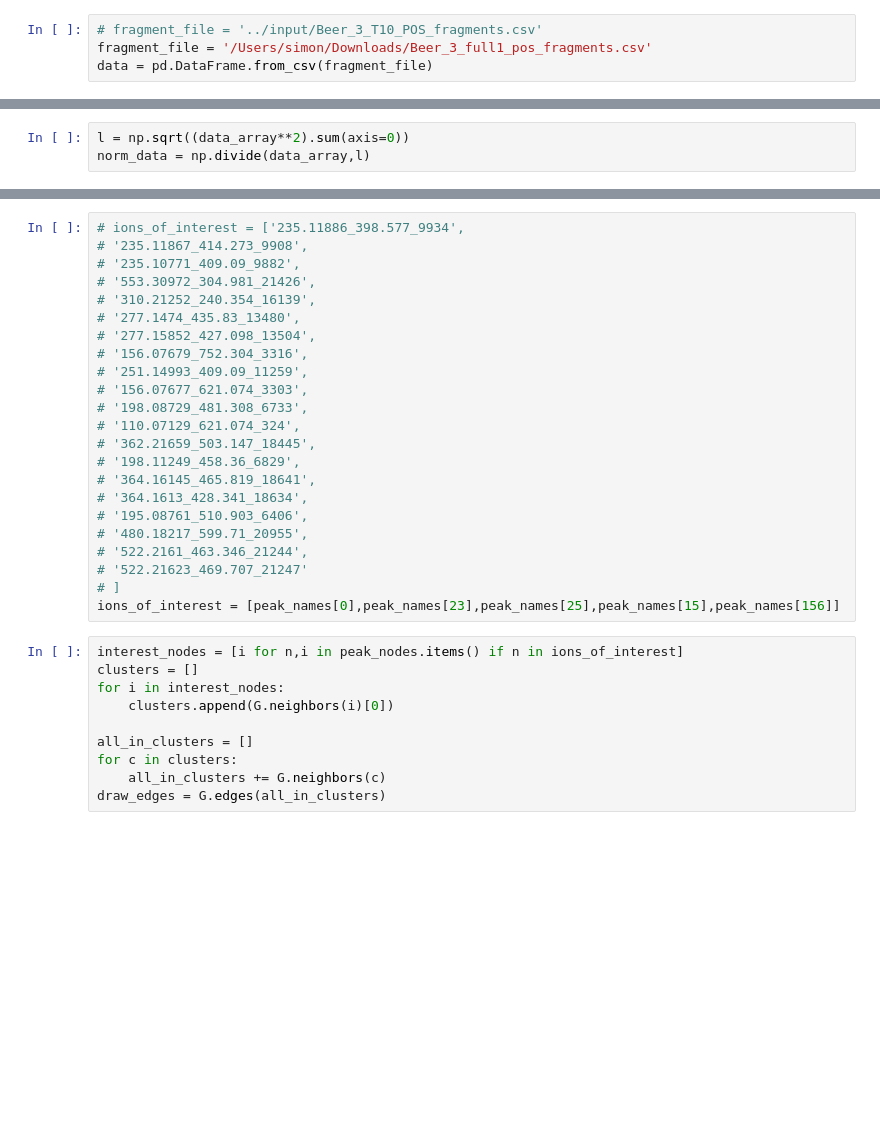
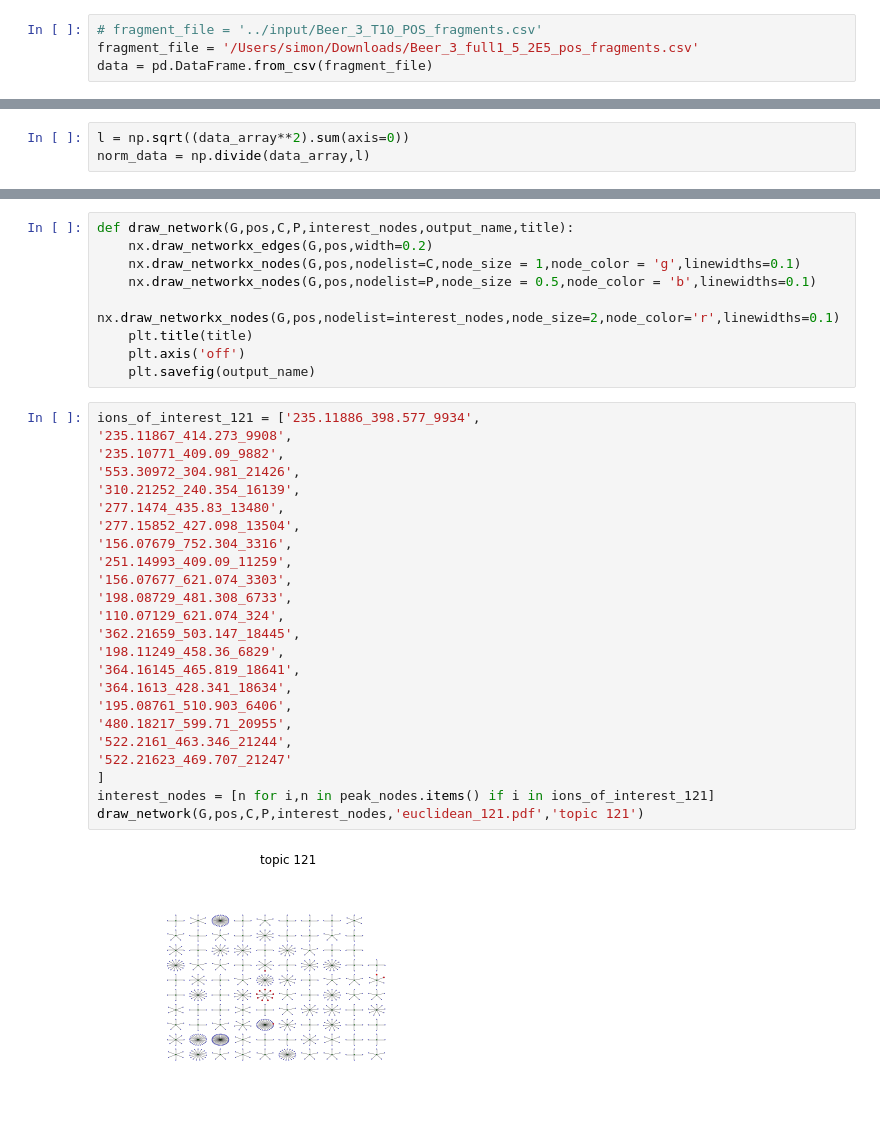
Before and after one commit to sdrogers/MS2LDA, a Jupyter notebook: notebooks/cosine_network_notebook.ipynb, the cells around one changed output, grey strips where cells are left out. Cells and saved outputs as stored; diff of their text form; blank space fills up the shorter version.

Commit message:
cosine network notebook improved...still needs comments etc
Former-commit-id: 0d71ad3e8eb610c04e832d8aefd9d4d636aefa66
Former-commit-id: ac7c09b5e1394fffb190fbf0aa42ad8b6ed53556

```diff
--- a/notebooks/cosine_network_notebook.ipynb
+++ b/notebooks/cosine_network_notebook.ipynb
@@ -5,7 +5,7 @@ import pylab as plt
 %matplotlib inline
 # %%
 # fragment_file = '../input/Beer_3_T10_POS_fragments.csv'
-fragment_file = '/Users/simon/Downloads/Beer_3_full1_pos_fragments.csv'
+fragment_file = '/Users/simon/Downloads/Beer_3_full1_5_2E5_pos_fragments.csv'
 data = pd.DataFrame.from_csv(fragment_file)
 # %%
 data = data.fillna(0)
@@ -43,33 +101,35 @@ pos = nx.spring_layout(G)
+# %%
+def draw_network(G,pos,C,P,interest_nodes,output_name,title):
+    nx.draw_networkx_edges(G,pos,width=0.2)
+    nx.draw_networkx_nodes(G,pos,nodelist=C,node_size = 1,node_color = 'g',linewidths=0.1)
+    nx.draw_networkx_nodes(G,pos,nodelist=P,node_size = 0.5,node_color = 'b',linewidths=0.1)
+    nx.draw_networkx_nodes(G,pos,nodelist=interest_nodes,node_size=2,node_color='r',linewidths=0.1)
+    plt.title(title)
+    plt.axis('off')
+    plt.savefig(output_name)
 # %%
-# ions_of_interest = ['235.11886_398.577_9934',
-# '235.11867_414.273_9908',
-# '235.10771_409.09_9882',
-# '553.30972_304.981_21426',
-# '310.21252_240.354_16139',
-# '277.1474_435.83_13480',
-# '277.15852_427.098_13504',
-# '156.07679_752.304_3316',
-# '251.14993_409.09_11259',
-# '156.07677_621.074_3303',
-# '198.08729_481.308_6733',
-# '110.07129_621.074_324',
-# '362.21659_503.147_18445',
-# '198.11249_458.36_6829',
-# '364.16145_465.819_18641',
-# '364.1613_428.341_18634',
-# '195.08761_510.903_6406',
-# '480.18217_599.71_20955',
-# '522.2161_463.346_21244',
-# '522.21623_469.707_21247'
-# ]
-ions_of_interest = [peak_names[0],peak_names[23],peak_names[25],peak_names[15],peak_names[156]]
+ions_of_interest_121 = ['235.11886_398.577_9934',
+'235.11867_414.273_9908',
+'235.10771_409.09_9882',
+'553.30972_304.981_21426',
+'310.21252_240.354_16139',
+'277.1474_435.83_13480',
+'277.15852_427.098_13504',
+'156.07679_752.304_3316',
+'251.14993_409.09_11259',
+'156.07677_621.074_3303',
+'198.08729_481.308_6733',
+'110.07129_621.074_324',
+'362.21659_503.147_18445',
+'198.11249_458.36_6829',
+'364.16145_465.819_18641',
+'364.1613_428.341_18634',
+'195.08761_510.903_6406',
+'480.18217_599.71_20955',
+'522.2161_463.346_21244',
+'522.21623_469.707_21247'
+]
+interest_nodes = [n for i,n in peak_nodes.items() if i in ions_of_interest_121]
+draw_network(G,pos,C,P,interest_nodes,'euclidean_121.pdf','topic 121')
+# %% [output]
+[figure, added]
-# %%
-interest_nodes = [i for n,i in peak_nodes.items() if n in ions_of_interest]
-clusters = []
-for i in interest_nodes:
-    clusters.append(G.neighbors(i)[0])
-
-all_in_clusters = []
-for c in clusters:
-    all_in_clusters += G.neighbors(c)
-draw_edges = G.edges(all_in_clusters)
```
Also changed, not shown: parts of 12 cells of this notebook, 1 other file.
